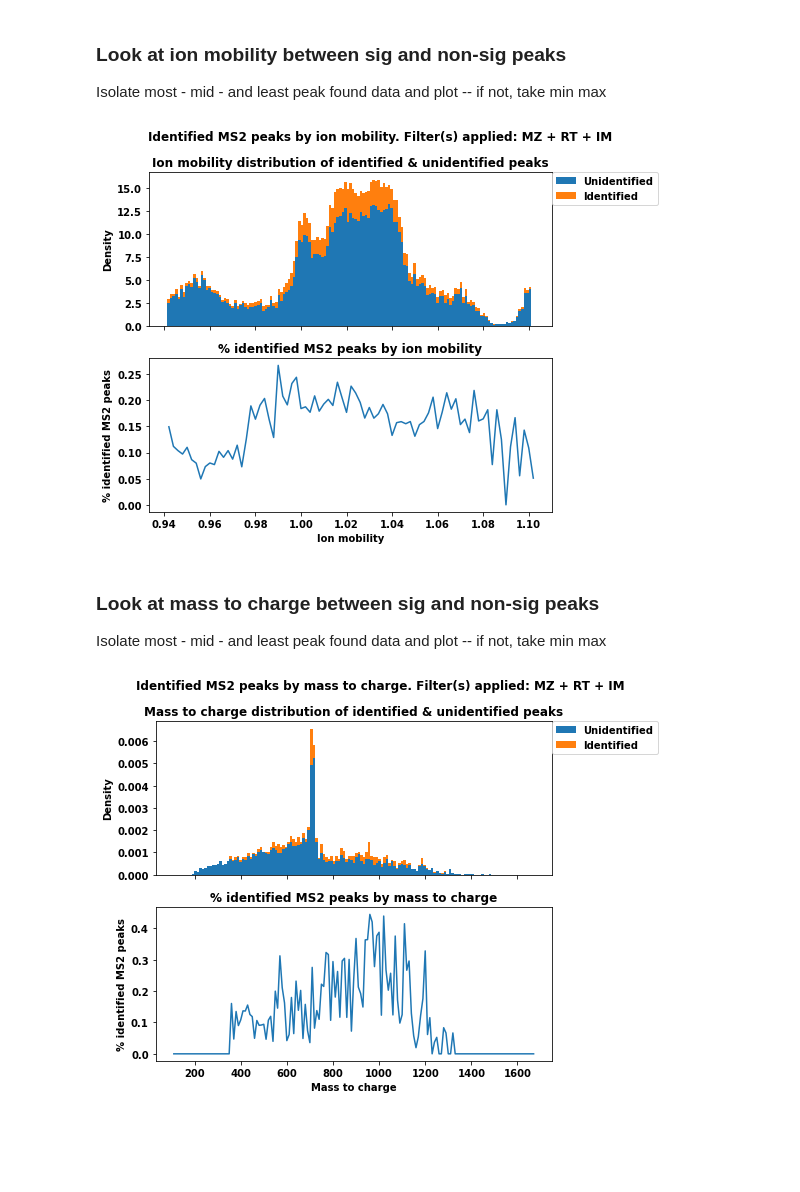
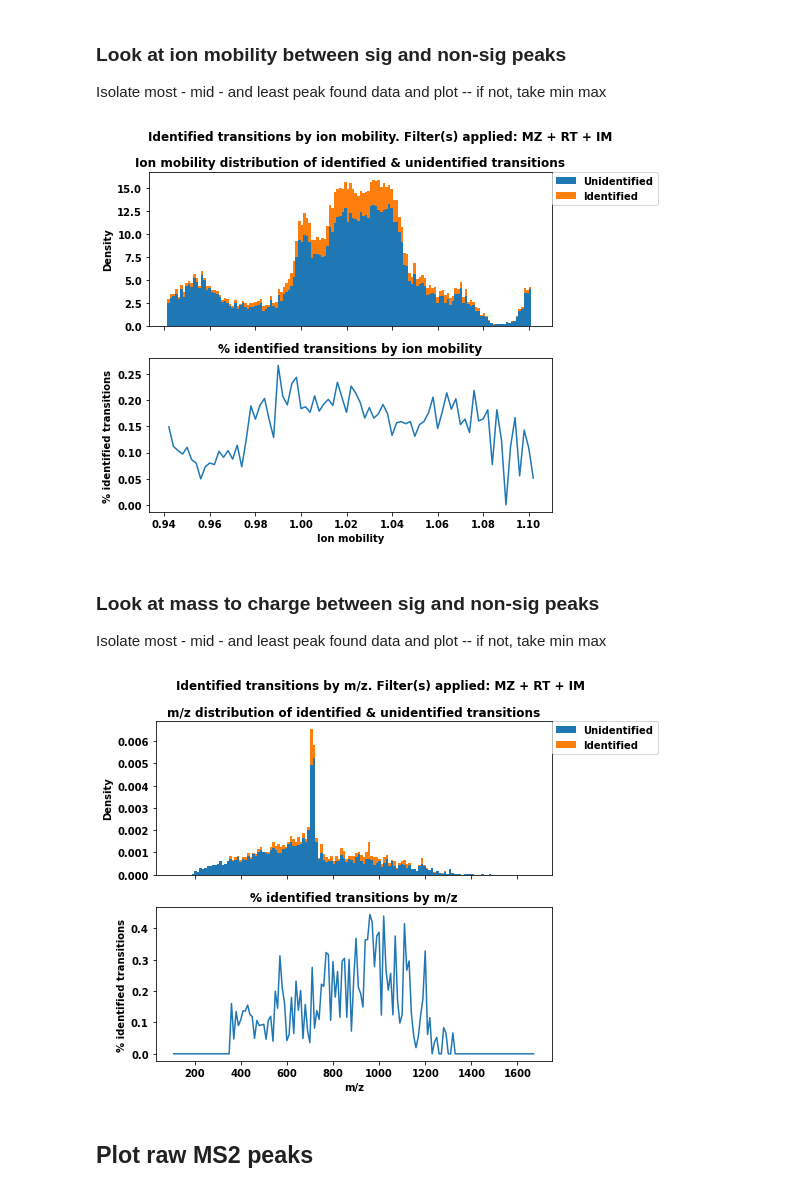
Before and after one commit to irahorecka/roest-ms, a Jupyter notebook: presentation/plotting-of-figures.ipynb, the cells around one changed output. Drawn from its saved outputs; the diff is of its cells as text; code cells hidden in the pictures; blank space fills up the shorter version.

```diff
--- a/presentation/plotting-of-figures.ipynb
+++ b/presentation/plotting-of-figures.ipynb
@@ -248,7 +258,7 @@ rt_mz_rt_im_window, perc_found_in_rt_mz_rt_im_window = get_window_found_and_nonf
 fig, (ax1, ax2) = plt.subplots(2, 1, sharex=True)
 fig.set_size_inches(8, 6)
 # Change values here..
-fig.suptitle("Identified MS2 peaks by ion mobility. Filter(s) applied: MZ + RT + IM")
+fig.suptitle("Identified transitions by ion mobility. Filter(s) applied: MZ + RT + IM")
 
 ax1.hist(
     [nonfound_im, found_im],
@@ -257,15 +267,15 @@ ax1.hist(
     density=True,
     bins=142,
 )
-ax1.set_title("Ion mobility distribution of identified & unidentified peaks")
+ax1.set_title("Ion mobility distribution of identified & unidentified transitions")
 ax1.legend(bbox_to_anchor=(1, 1), loc=2, borderaxespad=0.0)
 ax1.set(ylabel="Density")
 
 # Change values here..
 ax2.plot(rt_mz_rt_im_window[1:], perc_found_in_rt_mz_rt_im_window[1:], label="Found")
-ax2.set_title("% identified MS2 peaks by ion mobility")
+ax2.set_title("% identified transitions by ion mobility")
 # ax2.legend(bbox_to_anchor=(1, 1), loc=2, borderaxespad=0.)
-ax2.set(xlabel="Ion mobility", ylabel="% identified MS2 peaks")
+ax2.set(xlabel="Ion mobility", ylabel="% identified transitions")
 
 fig.tight_layout()
 # Change values here..
@@ -274,7 +284,7 @@ plt.savefig(
 )
 plt.show()
 # %% [output]
-[figure, old version]
+[figure, new version]
 # %% [markdown]
 ### Look at mass to charge between sig and non-sig peaks
 
@@ -314,33 +324,36 @@ rt_mz_rt_im_window, perc_found_in_rt_mz_rt_im_window = get_window_found_and_nonf
 # %%
 # FOR PLOTTING ION MOBILITY
 
 fig, (ax1, ax2) = plt.subplots(2, 1, sharex=True)
 fig.set_size_inches(8, 6)
 # Change values here..
-fig.suptitle("Identified MS2 peaks by mass to charge. Filter(s) applied: MZ + RT + IM")
+fig.suptitle("Identified transitions by m/z. Filter(s) applied: MZ + RT + IM")
 
 ax1.hist(
     [nonfound_mz, found_mz],
     label=["Unidentified", "Identified"],
     stacked=True,
     density=True,
     bins=142,
 )
-ax1.set_title("Mass to charge distribution of identified & unidentified peaks")
+ax1.set_title("m/z distribution of identified & unidentified transitions")
 ax1.legend(bbox_to_anchor=(1, 1), loc=2, borderaxespad=0.0)
 ax1.set(ylabel="Density")
 
 # Change values here..
 ax2.plot(rt_mz_rt_im_window, perc_found_in_rt_mz_rt_im_window, label="Found")
-ax2.set_title("% identified MS2 peaks by mass to charge")
+ax2.set_title("% identified transitions by m/z")
 # ax2.legend(bbox_to_anchor=(1, 1), loc=2, borderaxespad=0.)
-ax2.set(xlabel="Mass to charge", ylabel="% identified MS2 peaks")
+ax2.set(xlabel="m/z", ylabel="% identified transitions")
 
 fig.tight_layout()
 # Change values here..
 plt.savefig(
-    FIG_OUT_DIR / "20220201_RT_2688.630046_frame=25523_scan=452_MZ_RT_IM_mass_to_charge.png", dpi=100
+    FIG_OUT_DIR / "20220201_RT_2688.630046_frame=25523_scan=452_MZ_RT_IM_mass_to_charge.png",
+    dpi=100,
 )
 plt.show()
 # %% [output]
-[figure, old version]
+[figure, new version]
+# %% [markdown]
+## Plot raw MS2 peaks
```
Also changed, not shown: parts of 20 cells of this notebook, 2 other files.
